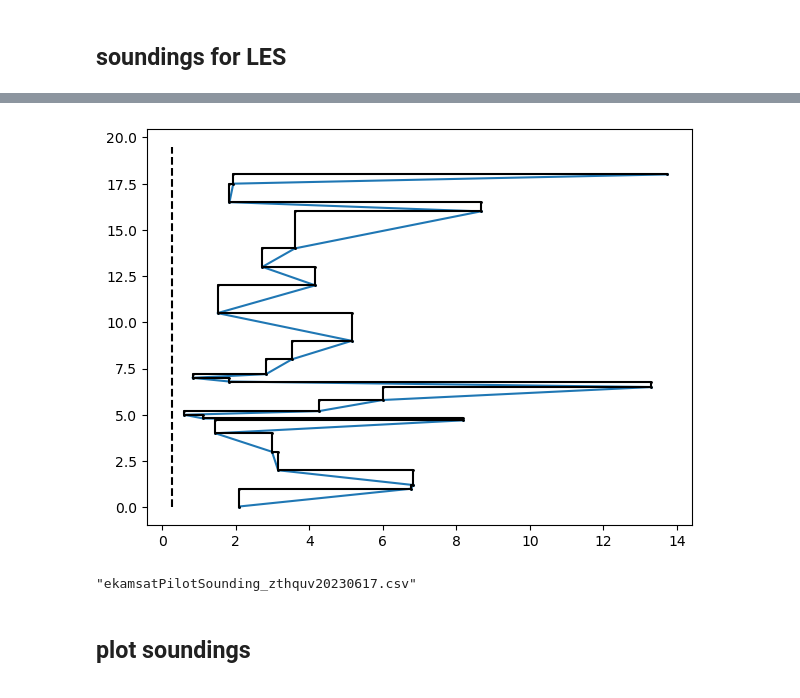
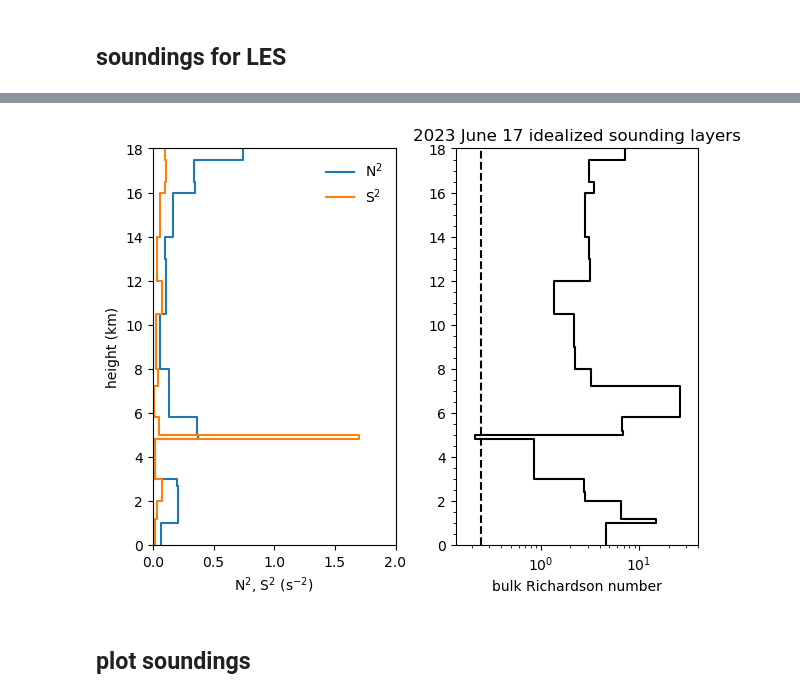
Before and after one commit to deszoeke/ASTRAL-soundings, a Jupyter notebook: src/read_raobe_txt.ipynb, the cells around one changed output, grey strips where cells are left out. Saved outputs shown, nothing was run; the diff lists cells and outputs as text; code cells hidden in the pictures.

Commit message:
plot, save input sounding for CM1

```diff
--- a/src/read_raobe_txt.ipynb
+++ b/src/read_raobe_txt.ipynb
@@ -802,25 +854,36 @@ zedit(th)
 # %%
+# Richardson number
 g=9.8
-N2(th=zedit(th), zed=zed) = g*diff(log.(th))./diff(zed)
-S2(u=zedit(u),v=zedit(v), zed=zed) = (diff(u)./diff(zed)).^2 .+ (diff(v)./diff(zed)).^2
-Ri = N2(zedit(th))./S2(zedit(u), zedit(v))
+N2(th=zedit(Xth[1],Xth[2]), zed=zed) = g*diff(log.(th))./diff(zed)
+S2(u=zedit(Xu[1],Xu[2]),v=zedit(Xv[1],Xv[2]), zed=zed) = (diff(u)./diff(zed)).^2 .+ (diff(v)./diff(zed)).^2
+zedit(Xth[1],Xth[2])
+Ri = N2(zedit(Xth[1],Xth[2]))./S2(zedit(Xu[1],Xu[2]), zedit(Xv[1],Xv[2]))
 
 clf()
-plot(m2n(Ri), zed[1:end-1]/1e3, marker=".", markersize=2)
-plot(0.25.+[0,0], [0, 19.5], color="k", linestyle="--")
+subplot(1,2,1)
+stepy(1e3*m2n(N2()), zed/1e3, label="N\$^2\$")
+stepy(1e3*m2n(S2()), zed/1e3, label="S\$^2\$")
+legend(frameon=false)
+xlabel("N\$^2\$, S\$^2\$ (s\$^{-2}\$)")
+ylabel("height (km)")
+ylim([0, 18])
+xlim([0, 2])
 
-function stepy(x,y; args...)
-    x_step = repeat(x, inner=2)[2:end-1]
-    y_step = repeat(y, inner=2)[3:end]
+subplot(1,2,2)
+# plot(m2n(Ri), zed[1:end-1]/1e3, linestyle="none", marker="o", markersize=3)
+semilogx(0.25.+[0,0], [0, 19.5], color="k", linestyle="--")
+stepy(m2n(Ri), zed/1e3, color="k")
+title("2023 June 17 idealized sounding layers")
+ylim([0, 18])
+xlim([0, 40])
+xlabel("bulk Richardson number")
+# ylabel("height (km)")
+minorticks_on()
+gcf()
 
-    plot(x_step, y_step; args...)
-end
-
-stepy(m2n(Ri), zed[1:end-1]/1e3, marker=".", markersize=2, color="k")
-gcf()
 # size(th)
 # %% [output]
-[figure, old version]
+[figure, new version]
 # %%
 #=
 # 2023 Jun 17 dataframe sounding for Eric
@@ -842,20 +905,33 @@ for jundate in [17,21,22]
     CSV.write("ekamsatPilotSounding202306$(jundate).csv", dfzed)
 end
 =#
-m2n(x) = replace(x, missing => NaN)
 
 # 2023 Jun 17 dataframe for CM1 input_sounding
-Z = [ zed, m2n(zedit(th)), 1e3*m2n(zedit(qv)), m2n(zedit(u)), m2n(zedit(v)), m2n(zedit(temp)), m2n(zedit(pres))]
-colnames = [:gpm, :pot_temp, :qv, :u, :v, :temp, :pres]
+# Z = [ zed, m2n(zedit(th)), 1e3*m2n(zedit(qv)), m2n(zedit(u)), m2n(zedit(v)), m2n(zedit(temp)), m2n(zedit(pres))]
+Z = [ zed, zedit(Xth[1],Xth[2]), zedit(Xq[1],Xq[2]), zedit(Xu[1],Xu[2]), zedit(Xv[1],Xv[2]) ]
+colnames = [:gpm, :pot_temp, :qv, :u, :v]
 dfzed = DataFrame(Z, colnames)
-dfzed[!, [:gpm, :pot_temp, :qv, :u, :v]] = round.(dfzed[!, [:gpm, :pot_temp, :qv, :u, :v]], digits=3)
+# dfzed[!, [:gpm, :pot_temp, :qv, :u, :v]] = round.(dfzed[!, [:gpm, :pot_temp, :qv, :u, :v]], digits=3)
+
+
+# print the dataframe formatted for CM1 input
+pn(x) = @printf("%10.4f\t", x) # pretty
+pn(io, x) = @printf(io, "%10.4f\t", x) # pretty
+
+open("ekamsatPilotSounding_zthquv20230617.csv", "w") do io
+    for r in eachrow(dfzed)
+        for x in r
+            pn(io, x)
+        end
+        println(io)
+    end
+end
 # CSV.write("ekamsatPilotSounding_zthquv20230617.csv",
-#           dfzed[!, [:gpm, :pot_temp, :qv, :u, :v]],
+#           round.(dfzed, digits=3),
 #           delim="\t")
 
-# edit first line of file to be SLP, surface theta, surface qv
+# Edit first line of file to be SLP, 2m near-surface air theta, 2m near-surface air qv.
+# Save as input_sounding_EKAMSAT20230617 for CM1.
-# %% [output]
-"ekamsatPilotSounding_zthquv20230617.csv"
 # %% [markdown]
 ## plot soundings
 # %%
```
Also changed, not shown: parts of 12 cells of this notebook, 1 other file.
